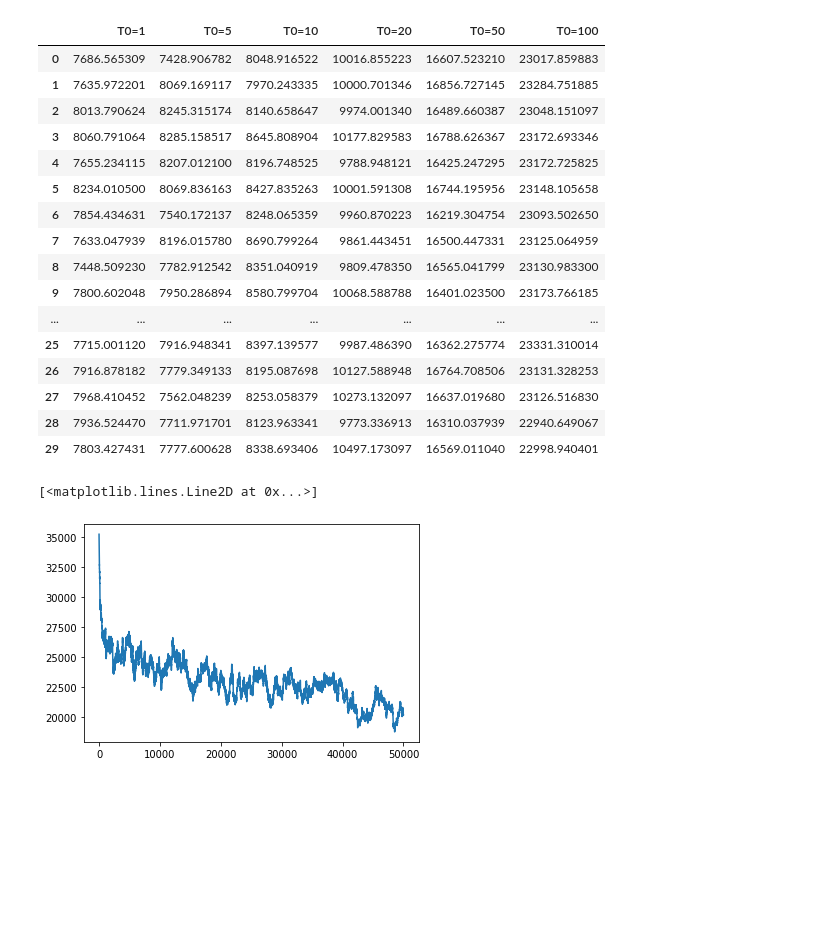
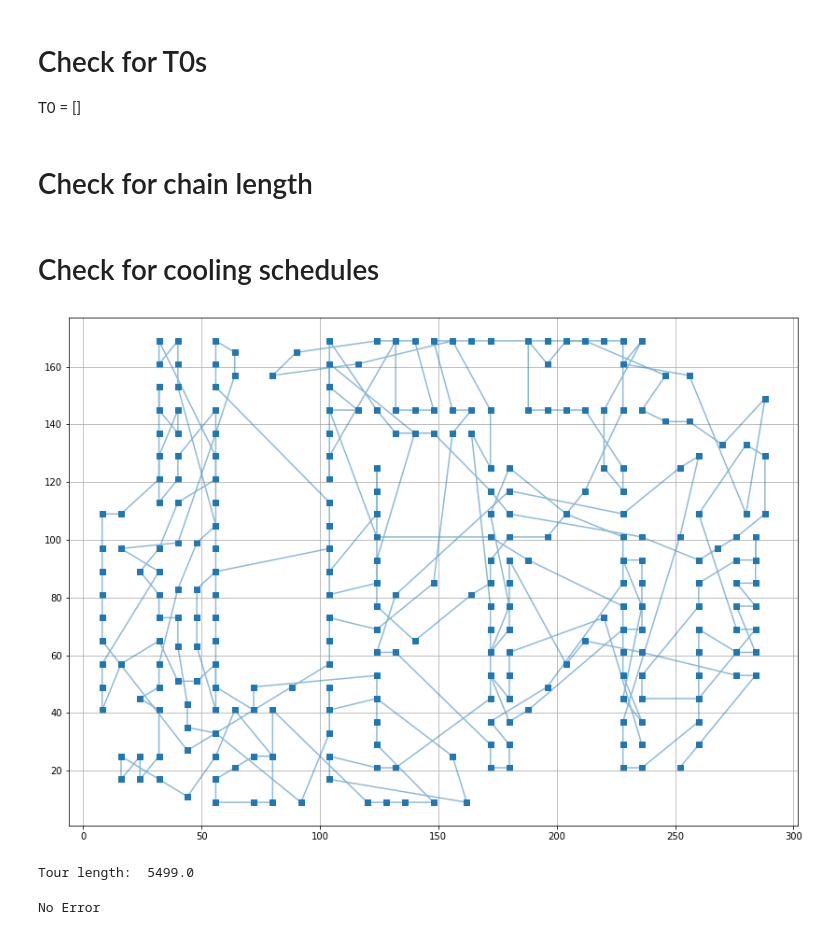
Before and after one commit to Boy0211/StochasticSimulation, a Jupyter notebook: Assignment3/main.ipynb, the cells around one changed output. Saved outputs shown, nothing was run; the diff lists cells and outputs as text; code cells hidden in the pictures; blank space fills up the shorter version.

```diff
--- a/Assignment3/main.ipynb
+++ b/Assignment3/main.ipynb
@@ -13 +65,4 @@ import matplotlib.pyplot as plt
+# %% [markdown]
+# Check for T0s
+T0 = []
 # %%
@@ -26,28 +91,5 @@ for i in trange(30):
     all_means.append(means)
 _ = pd.DataFrame(all_means, columns=[f"T0={i}" for i in T0s])
 _.to_csv('T0s.csv', index=False)
-# %%
-_
-# %% [output]
-|  | T0=1 | T0=5 | T0=10 | T0=20 | T0=50 | T0=100 |
-| 0 | 7686.565309 | 7428.906782 | 8048.916522 | 10016.855223 | 16607.523210 | 23017.859883 |
-| 1 | 7635.972201 | 8069.169117 | 7970.243335 | 10000.701346 | 16856.727145 | 23284.751885 |
-| 2 | 8013.790624 | 8245.315174 | 8140.658647 | 9974.001340 | 16489.660387 | 23048.151097 |
-| 3 | 8060.791064 | 8285.158517 | 8645.808904 | 10177.829583 | 16788.626367 | 23172.693346 |
-| 4 | 7655.234115 | 8207.012100 | 8196.748525 | 9788.948121 | 16425.247295 | 23172.725825 |
-| 5 | 8234.010500 | 8069.836163 | 8427.835263 | 10001.591308 | 16744.195956 | 23148.105658 |
-| 6 | 7854.434631 | 7540.172137 | 8248.065359 | 9960.870223 | 16219.304754 | 23093.502650 |
-| 7 | 7633.047939 | 8196.015780 | 8690.799264 | 9861.443451 | 16500.447331 | 23125.064959 |
-| 8 | 7448.509230 | 7782.912542 | 8351.040919 | 9809.478350 | 16565.041799 | 23130.983300 |
-| 9 | 7800.602048 | 7950.286894 | 8580.799704 | 10068.588788 | 16401.023500 | 23173.766185 |
-| ... | ... | ... | ... | ... | ... | ... |
-| 25 | 7715.001120 | 7916.948341 | 8397.139577 | 9987.486390 | 16362.275774 | 23331.310014 |
-| 26 | 7916.878182 | 7779.349133 | 8195.087698 | 10127.588948 | 16764.708506 | 23131.328253 |
-| 27 | 7968.410452 | 7562.048239 | 8253.058379 | 10273.132097 | 16637.019680 | 23126.516830 |
-| 28 | 7936.524470 | 7711.971701 | 8123.963341 | 9773.336913 | 16310.037939 | 22940.649067 |
-| 29 | 7803.427431 | 7777.600628 | 8338.693406 | 10497.173097 | 16569.011040 | 22998.940401 |
-# %%
-plt.plot(SA.output_data['Distances'])
-# %% [output]
-[<matplotlib.lines.Line2D at 0x...>]
-[figure, removed]
+# %% [markdown]
+# Check for chain length
@@ -53,0 +122,32 @@ plt.plot(SA.output_data['Distances'])
+# %% [markdown]
+# Check for cooling schedules
+# %%
+# Different cooling schedules
+CoolingSchedules = [1, 2]
+
+best_schedule = {'param': None,
+            'route': None,
+            'score': np.inf}
+all_means = []
+for i in trange(30):
+    means = []
+    for schedule in CoolingSchedules:
+        SA = SimAnneal(type="a280",
+                        T0=10,
+                        sched=schedule,
+                        chain_length=50,
+                        method=4)
+        output_df = SA.run(Nmax=int(10000))
+        new_score = SA.Map.calculate_tour_length(SA.Map.make_edges_of_tour(SA.Map.nodes))
+        if new_score < best_schedule['score']:
+            best_schedule['param'] = SA
+            best_schedule['route'] = SA.Map.nodes
+            best_schedule['score'] = new_score
+        means.append(np.mean(output_df['Distances']))
+    all_means.append(means)
+_ = pd.DataFrame(all_means, columns=[f"Schedule={i}" for i in schedule])
+_.to_csv('Schedules.csv', index=False)
+# %% [output]
+[figure, added]
+Tour length:  5499.0
+No Error
```
Also changed, not shown: parts of 8 cells of this notebook, 8 other files.
